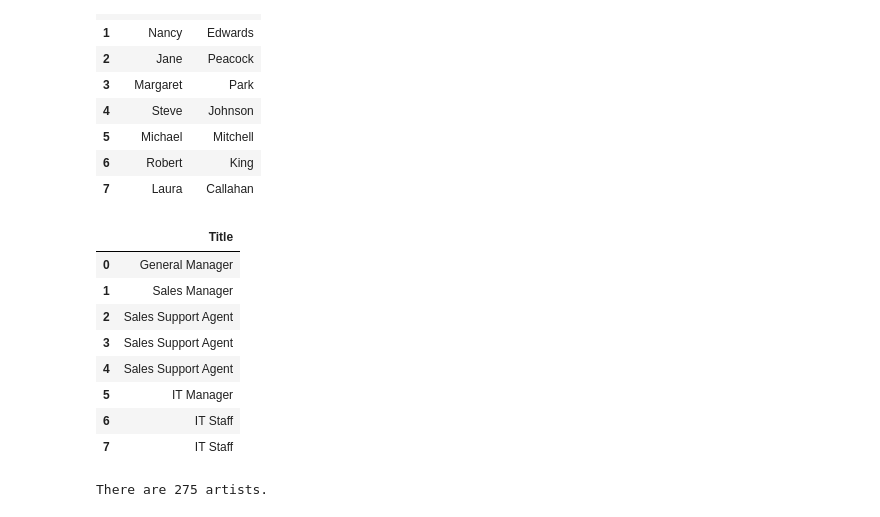
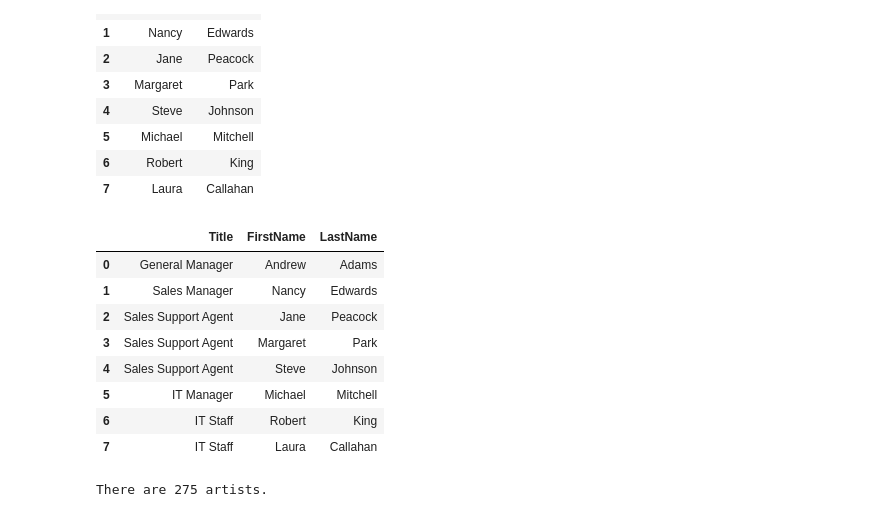
Before and after one commit to EdwardNgo/DevC-DataScience, a Jupyter notebook: Lab_1_Python_SQL.ipynb, the cells around one changed output. Cells and saved outputs as stored; diff of their text form; code cells hidden in the pictures.

```diff
--- a/Lab_1_Python_SQL.ipynb
+++ b/Lab_1_Python_SQL.ipynb
@@ -308,17 +309,17 @@ pd.read_sql_query('SELECT FirstName, LastName FROM employees', conn)
 # %%
 # Find the title of each employee
 
-pd.read_sql_query('SELECT title FROM employees', conn)
+pd.read_sql_query('SELECT title, FirstName, LastName FROM employees', conn)
 # %% [output]
-|  | Title |
-| 0 | General Manager |
-| 1 | Sales Manager |
-| 2 | Sales Support Agent |
-| 3 | Sales Support Agent |
-| 4 | Sales Support Agent |
-| 5 | IT Manager |
-| 6 | IT Staff |
-| 7 | IT Staff |
+|  | Title | FirstName | LastName |
+| 0 | General Manager | Andrew | Adams |
+| 1 | Sales Manager | Nancy | Edwards |
+| 2 | Sales Support Agent | Jane | Peacock |
+| 3 | Sales Support Agent | Margaret | Park |
+| 4 | Sales Support Agent | Steve | Johnson |
+| 5 | IT Manager | Michael | Mitchell |
+| 6 | IT Staff | Robert | King |
+| 7 | IT Staff | Laura | Callahan |
 # %%
 # Find the name of each artist
 # Print out how many artist are there in the database
```
Also changed, not shown: parts of 11 cells of this notebook.
